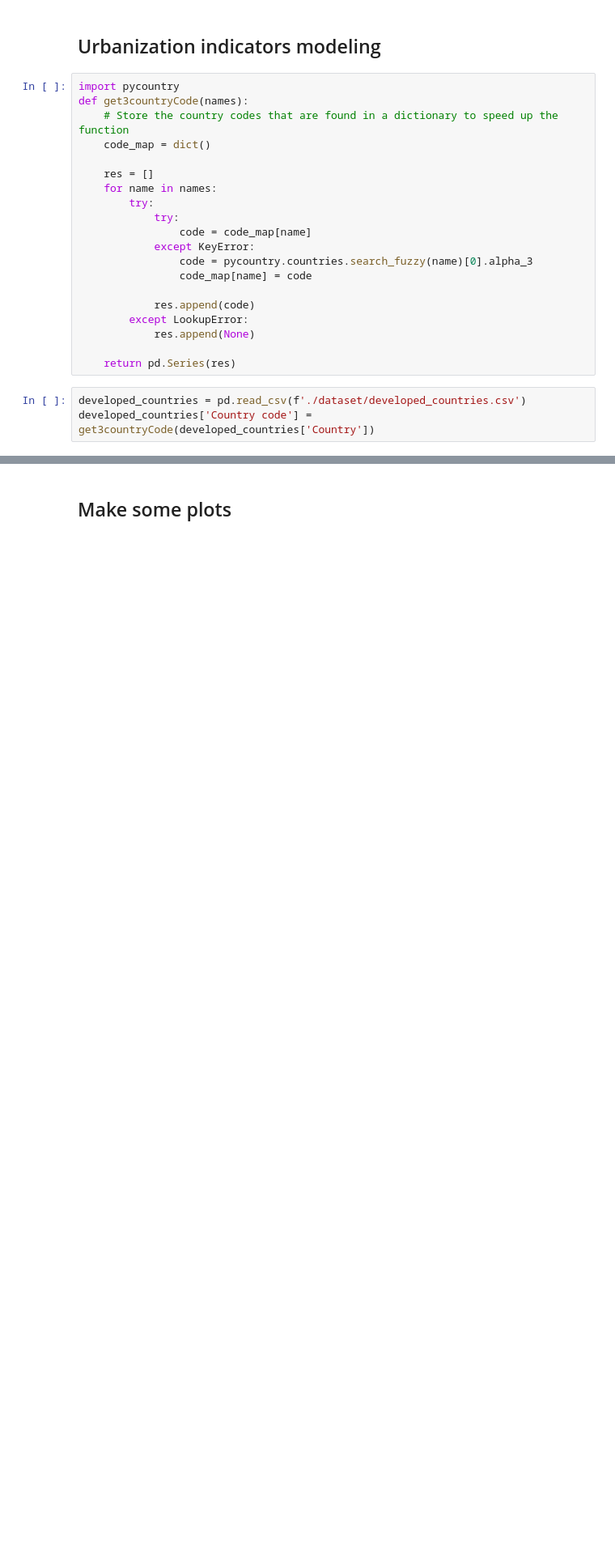
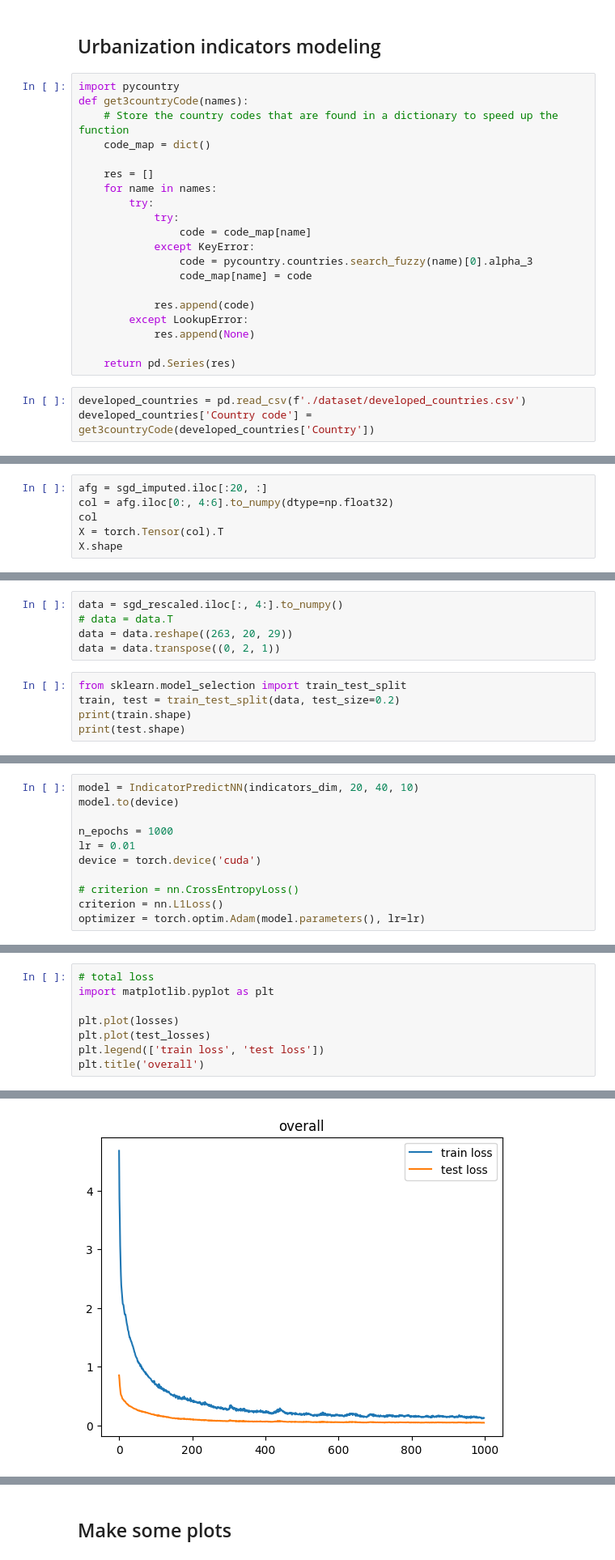
Before and after one commit to bianyuanop/WorldHappinessAnalysis, a Jupyter notebook: modeling.ipynb, the cells around one changed output, grey strips where cells are left out. Shown at 81% size. Saved outputs shown, nothing was run; the diff lists cells and outputs as text; blank space fills up the shorter version.

```diff
--- a/modeling.ipynb
+++ b/modeling.ipynb
@@ -301,0 +480,6 @@ Length: 5260, dtype: int64
+# %%
+afg = sgd_imputed.iloc[:20, :]
+col = afg.iloc[0:, 4:6].to_numpy(dtype=np.float32)
+col
+X = torch.Tensor(col).T
+X.shape
@@ -301,0 +490,10 @@ Length: 5260, dtype: int64
+# %%
+data = sgd_rescaled.iloc[:, 4:].to_numpy()
+# data = data.T
+data = data.reshape((263, 20, 29))
+data = data.transpose((0, 2, 1))
+# %%
+from sklearn.model_selection import train_test_split
+train, test = train_test_split(data, test_size=0.2)
+print(train.shape)
+print(test.shape)
@@ -301,0 +503,11 @@ Length: 5260, dtype: int64
+# %%
+model = IndicatorPredictNN(indicators_dim, 20, 40, 10)
+model.to(device)
+
+n_epochs = 1000
+lr = 0.01
+device = torch.device('cuda')
+
+# criterion = nn.CrossEntropyLoss()
+criterion = nn.L1Loss()
+optimizer = torch.optim.Adam(model.parameters(), lr=lr)
@@ -301,0 +599,9 @@ Length: 5260, dtype: int64
+# %%
+# total loss
+import matplotlib.pyplot as plt
+
+plt.plot(losses)
+plt.plot(test_losses)
+plt.legend(['train loss', 'test loss'])
+plt.title('overall')
+# %% [output]
@@ -301,0 +609 @@ Length: 5260, dtype: int64
+[figure, added]
```
Also changed, not shown: parts of 30 cells of this notebook, 1 other file.
